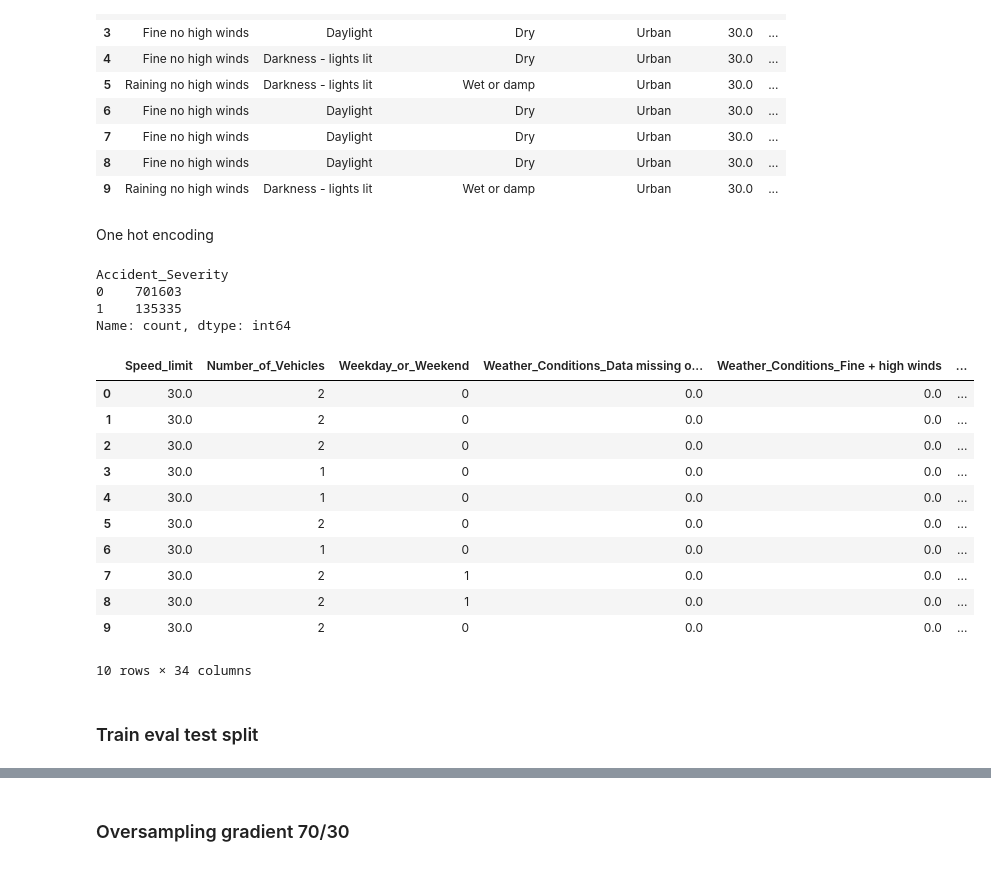
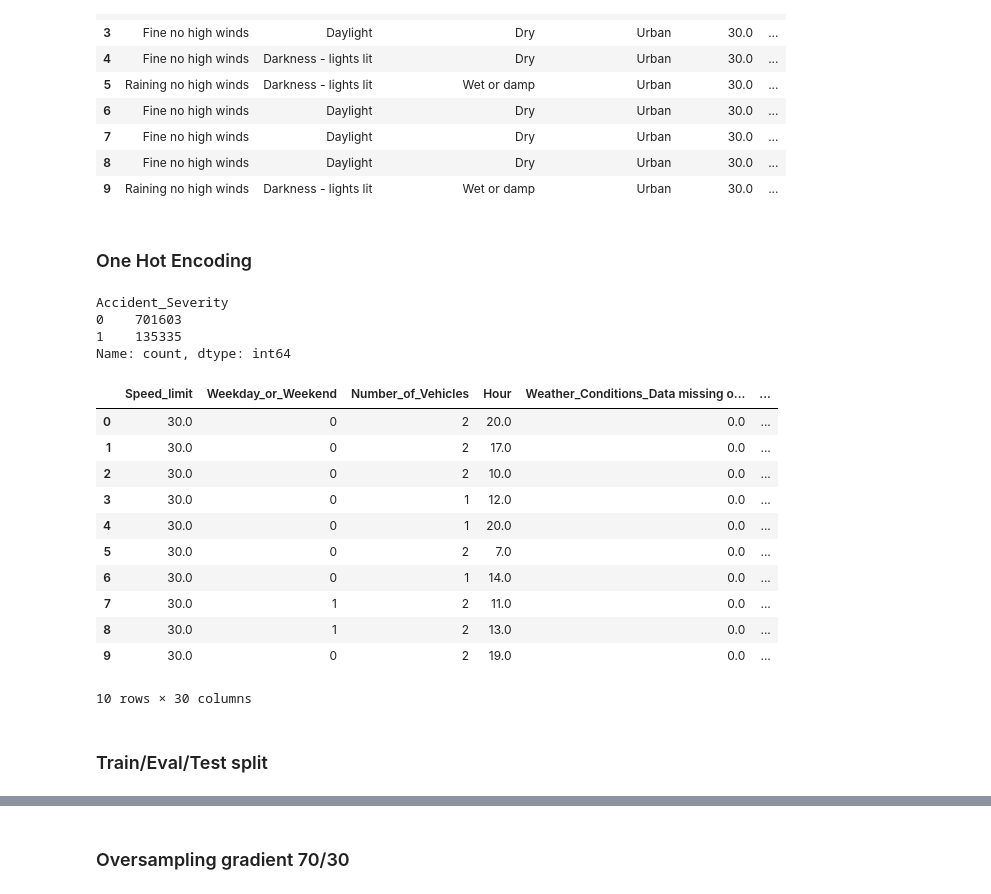
Before and after one commit to mel1006/data-science-2025-tartu, a Jupyter notebook: data_science_project.ipynb, the cells around one changed output, grey strips where cells are left out. Cells and saved outputs as stored; diff of their text form; code cells hidden in the pictures.

Commit message:
modeling

```diff
--- a/data_science_project.ipynb
+++ b/data_science_project.ipynb
@@ -524,10 +510,10 @@ df_model = df[columns_to_keep].copy()  # copy() prevents SettingWithCopyWarning
 df_model = df_model.dropna(subset=["Hour"])
 
 # 4. Bin hours into categorical time ranges and drop "Hour"
-bins = [0, 6, 10, 15, 18, 24]
-labels = ["Night", "Morning", "Midday", "Evening", "LateNight"]
-df_model["Hour_bin"] = pd.cut(df_model["Hour"], bins=bins, labels=labels, include_lowest=True)
-df_model.drop("Hour", axis=1, inplace=True)
+#bins = [0, 6, 10, 15, 18, 24]
+#labels = ["Night", "Morning", "Midday", "Evening", "LateNight"]
+#df_model["Hour_bin"] = pd.cut(df_model["Hour"], bins=bins, labels=labels, include_lowest=True)
+#df_model.drop("Hour", axis=1, inplace=True)
 
 # 5. Convert weekdays
 weekend_days = ["Saturday", "Sunday"]
@@ -567,60 +553,60 @@ Missing values in Hour_bin: 0
 | 7 | Fine no high winds | Daylight | Dry | Urban | 30.0 | ... |
 | 8 | Fine no high winds | Daylight | Dry | Urban | 30.0 | ... |
 | 9 | Raining no high winds | Darkness - lights lit | Wet or damp | Urban | 30.0 | ... |
-# %% [markdown]
-One hot encoding
+# %% [markdown]
+### One Hot Encoding
 # %%
 # numerical features
-numerical_cols = ["Speed_limit", "Number_of_Vehicles","Weekday_or_Weekend"]
+numerical_cols = ["Speed_limit","Weekday_or_Weekend","Number_of_Vehicles","Hour"]
 numerical_df = df_model[numerical_cols]
 
 # One-Hot-Encoding
 from sklearn.preprocessing import OneHotEncoder
 
 categorical_cols = ["Weather_Conditions","Light_Conditions",
-                    "Road_Surface_Conditions","Urban_or_Rural_Area","Hour_bin"]
+                    "Road_Surface_Conditions","Urban_or_Rural_Area"]
 
 encoder = OneHotEncoder(sparse_output=False, handle_unknown="ignore")
 encoded_data = encoder.fit_transform(df_model[categorical_cols])
 
 encoded_df = pd.DataFrame(
     encoded_data,
     columns=encoder.get_feature_names_out(categorical_cols),
     index=df_model.index
 )
 
 # Target
 target_series = df_model["Accident_Severity"].copy()
 
 # Fatal + Serious
 target_series.replace({2:1}, inplace=True)
 
 # NaNs
 target_series = target_series.dropna()
 
 numerical_df = numerical_df.loc[target_series.index]
 encoded_df = encoded_df.loc[target_series.index]
 
 # merge
 df_model_encoded = pd.concat([numerical_df, encoded_df], axis=1)
 df_model_encoded["Accident_Severity"] = target_series
 
 print(df_model_encoded["Accident_Severity"].value_counts())
 df_model_encoded.head(10)
 # %% [output]
 Accident_Severity
 0    701603
 1    135335
 Name: count, dtype: int64
-|  | Speed_limit | Number_of_Vehicles | Weekday_or_Weekend | Weather_Conditions_Data missing o... | Weather_Conditions_Fine + high winds | ... |
-| 0 | 30.0 | 2 | 0 | 0.0 | 0.0 | ... |
-| 1 | 30.0 | 2 | 0 | 0.0 | 0.0 | ... |
-| 2 | 30.0 | 2 | 0 | 0.0 | 0.0 | ... |
-| 3 | 30.0 | 1 | 0 | 0.0 | 0.0 | ... |
-| 4 | 30.0 | 1 | 0 | 0.0 | 0.0 | ... |
-| 5 | 30.0 | 2 | 0 | 0.0 | 0.0 | ... |
-| 6 | 30.0 | 1 | 0 | 0.0 | 0.0 | ... |
-| 7 | 30.0 | 2 | 1 | 0.0 | 0.0 | ... |
-| 8 | 30.0 | 2 | 1 | 0.0 | 0.0 | ... |
-| 9 | 30.0 | 2 | 0 | 0.0 | 0.0 | ... |
+|  | Speed_limit | Weekday_or_Weekend | Number_of_Vehicles | Hour | Weather_Conditions_Data missing o... | ... |
+| 0 | 30.0 | 0 | 2 | 20.0 | 0.0 | ... |
+| 1 | 30.0 | 0 | 2 | 17.0 | 0.0 | ... |
+| 2 | 30.0 | 0 | 2 | 10.0 | 0.0 | ... |
+| 3 | 30.0 | 0 | 1 | 12.0 | 0.0 | ... |
+| 4 | 30.0 | 0 | 1 | 20.0 | 0.0 | ... |
+| 5 | 30.0 | 0 | 2 | 7.0 | 0.0 | ... |
+| 6 | 30.0 | 0 | 1 | 14.0 | 0.0 | ... |
+| 7 | 30.0 | 1 | 2 | 11.0 | 0.0 | ... |
+| 8 | 30.0 | 1 | 2 | 13.0 | 0.0 | ... |
+| 9 | 30.0 | 0 | 2 | 19.0 | 0.0 | ... |
-10 rows × 34 columns
+10 rows × 30 columns
@@ -633,5 +613,5 @@ Name: count, dtype: int64
 # %% [markdown]
-### Train eval test split
+### Train/Eval/Test split
 # %%
 from sklearn.model_selection import train_test_split
 from sklearn.ensemble import RandomForestClassifier
```
Also changed, not shown: parts of 19 cells of this notebook.
